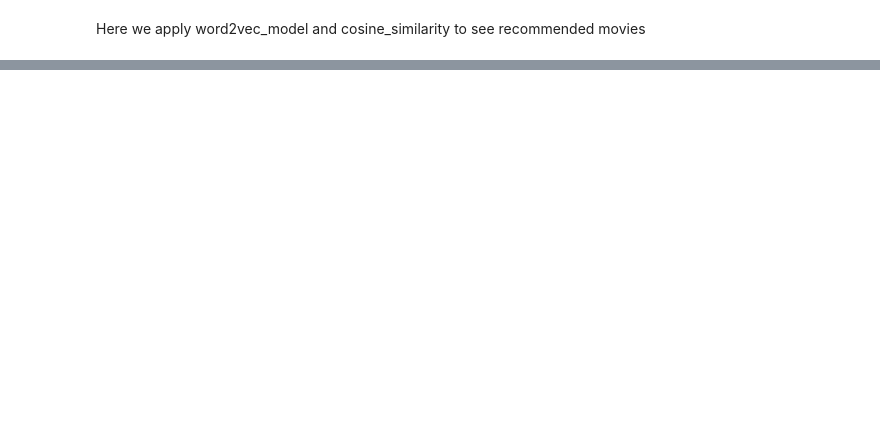
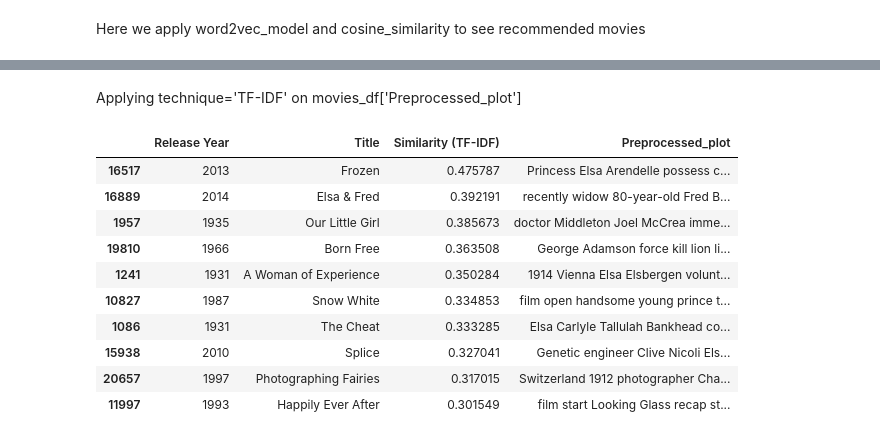
Before and after one commit to AnnilaMunsaf/InformationRetrievalProject, a Jupyter notebook: Movies_retrieval_system.ipynb, the cells around one changed output, grey strips where cells are left out. Cells and saved outputs as stored; diff of their text form; code cells hidden in the pictures; blank space fills up the shorter version.

```diff
--- a/Movies_retrieval_system.ipynb
+++ b/Movies_retrieval_system.ipynb
@@ -290,0 +300,46 @@ False
+# %% [markdown]
+Applying technique='TF-IDF' on movies_df['Preprocessed_plot']
+# %%
+from sklearn.feature_extraction.text import TfidfVectorizer
+
+def calculate_similarity_with_tfid(user_input_value, movie_df):
+    # Preprocess user input
+    preprocessed_user_input = preprocess(user_input_value)
+
+    # Preprocess movie plots
+    movie_df['Preprocessed_plot'] = movie_df['Plot'].apply(preprocess)
+
+    # Apply TF-IDF vectorization
+    vectorizer = TfidfVectorizer()
+    tfidf_matrix = vectorizer.fit_transform(movie_df['Preprocessed_plot'])
+
+    # Vectorize user input
+    user_vector = vectorizer.transform([preprocessed_user_input])
+
+    # Calculate cosine similarity
+    similarity_scores = cosine_similarity(user_vector, tfidf_matrix).flatten()
+
+    # Add similarity scores to the DataFrame
+    similarity_column = f'Similarity (TF-IDF)'
+    movie_df[similarity_column] = similarity_scores
+
+    # Sort by similarity scores in descending order
+    movie_df = movie_df.sort_values(by=similarity_column, ascending=False)
+
+    return movie_df[['Release Year', 'Title', similarity_column, 'Preprocessed_plot']]
+# %%
+user_input = "castle sister snow elsa"
+result_df = calculate_similarity_with_tfid(user_input, movies_df)
+result_df.head(10)
+# %% [output]
+|  | Release Year | Title | Similarity (TF-IDF) | Preprocessed_plot |
+| 16517 | 2013 | Frozen | 0.475787 | Princess Elsa Arendelle possess c... |
+| 16889 | 2014 | Elsa & Fred | 0.392191 | recently widow 80-year-old Fred B... |
+| 1957 | 1935 | Our Little Girl | 0.385673 | doctor Middleton Joel McCrea imme... |
+| 19810 | 1966 | Born Free | 0.363508 | George Adamson force kill lion li... |
+| 1241 | 1931 | A Woman of Experience | 0.350284 | 1914 Vienna Elsa Elsbergen volunt... |
+| 10827 | 1987 | Snow White | 0.334853 | film open handsome young prince t... |
+| 1086 | 1931 | The Cheat | 0.333285 | Elsa Carlyle Tallulah Bankhead co... |
+| 15938 | 2010 | Splice | 0.327041 | Genetic engineer Clive Nicoli Els... |
+| 20657 | 1997 | Photographing Fairies | 0.317015 | Switzerland 1912 photographer Cha... |
+| 11997 | 1993 | Happily Ever After | 0.301549 | film start Looking Glass recap st... |
```
Also changed, not shown: parts of 5 cells of this notebook.
